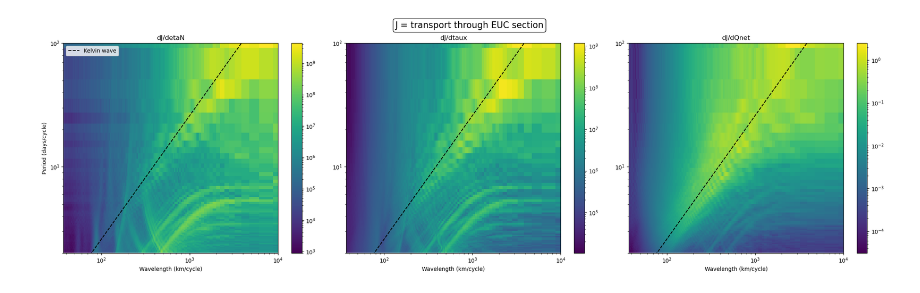
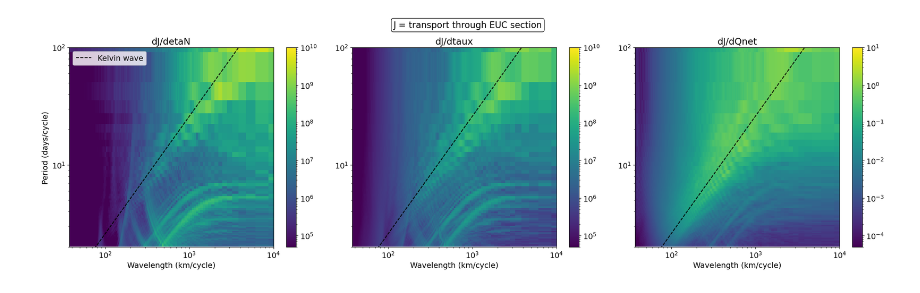
Before and after one commit to eldavenport/TPOSE6_Sensitivity, a Jupyter notebook: EUC/EUC_sensitivity_frequency_content.ipynb, the cells around one changed output. Drawn from its saved outputs; the diff is of its cells as text; code cells hidden in the pictures.

Commit message:
updating space time freq plots for EUC and surface sensitivities

```diff
--- a/EUC/EUC_sensitivity_frequency_content.ipynb
+++ b/EUC/EUC_sensitivity_frequency_content.ipynb
@@ -107,47 +107,46 @@ omega_rossby = - (beta * k_m) / (k_m**2 + (1 / Lr)**2)  # rad/s
 T_rossby_days = (2 * np.pi) / np.abs(omega_rossby) / 86400  # rad/seconds -> days/cycle
 # %%
 from matplotlib.colors import LogNorm
+plt.rcParams['font.size'] = 14
 
 fig, ax = plt.subplots(figsize=(22, 7),ncols=3)
-pcm = ax[0].pcolormesh(W_pos, F_pos, spec_etan_pos, shading='auto', cmap='viridis', norm=LogNorm())
+pcm = ax[0].pcolormesh(W_pos, F_pos, spec_etan_pos, shading='auto', cmap='viridis', norm=LogNorm(vmin=5e4,vmax=1e10))
 ax[0].plot(lambda_km, T_kelvin_days, label='Kelvin wave', color='black', linestyle='--',linewidth=1.5)
 ax[0].loglog()
 ax[0].legend()
 ax[0].set_xlim(dx*2, 10000)  # Wavenumber in km/cycle
 ax[0].set_ylim(2, 100)  # Frequency in days/cycle
 ax[0].set_xlabel('Wavelength (km/cycle)')
 ax[0].set_ylabel('Period (days/cycle)')
 fig.colorbar(pcm, ax=ax[0])
 ax[0].set_title('dJ/detaN')
 
-pcm = ax[1].pcolormesh(W_pos, F_pos, spec_taux_pos, shading='auto', cmap='viridis', norm=LogNorm())
+pcm = ax[1].pcolormesh(W_pos, F_pos, spec_taux_pos, shading='auto', cmap='viridis', norm=LogNorm(vmin=5e4,vmax=1e10))
 ax[1].plot(lambda_km, T_kelvin_days, label='Kelvin wave (c = 2.8 m/s)', color='black', linestyle='--',linewidth=1.5)
 ax[1].loglog()
 ax[1].set_xlim(dx*2, 10000)  # Wavenumber in km/cycle
 ax[1].set_ylim(2, 100)  # Frequency in days/cycle
 ax[1].set_xlabel('Wavelength (km/cycle)')
-# ax[1].set_ylabel('Period (days/cycle)')
 fig.colorbar(pcm, ax=ax[1])
 ax[1].set_title('dJ/dtaux')
 
-pcm = ax[2].pcolormesh(W_pos, F_pos, spec_qnet_pos, shading='auto', cmap='viridis', norm=LogNorm())
+pcm = ax[2].pcolormesh(W_pos, F_pos, spec_qnet_pos, shading='auto', cmap='viridis', norm=LogNorm(vmin=5e-5,vmax=10))
 ax[2].plot(lambda_km, T_kelvin_days, label='Kelvin wave (c = 2.8 m/s)', color='black', linestyle='--',linewidth=1.5)
 ax[2].loglog()
 ax[2].set_xlim(dx*2, 10000)  # Wavenumber in km/cycle
 ax[2].set_ylim(2, 100)  # Frequency in days/cycle
 ax[2].set_xlabel('Wavelength (km/cycle)')
-# ax[2].set_ylabel('Period (days/cycle)')
 fig.colorbar(pcm,ax=ax[2])
 ax[2].set_title('dJ/dQnet')
 
 # Add text box above the subplots
 fig.text(0.5, 0.93, "J = transport through EUC section", ha='center', va='top',
          fontsize=16, bbox=dict(facecolor='white', edgecolor='black', boxstyle='round,pad=0.25'))
 
 plt.tight_layout(rect=[0, 0, 1, 0.9])  # leave space at the top
-plt.show()
+fig.savefig('/home/edavenport/analysis/TPOSE6_Sensitivity/EUC/space_time_freq_EUC.png')
 # %% [output]
-[figure, old version]
+[figure, new version]
 # %%
 print(tpose_ds.data_vars)
 # %% [output]
```
Also changed, not shown: parts of 3 cells of this notebook, 3 other files.
